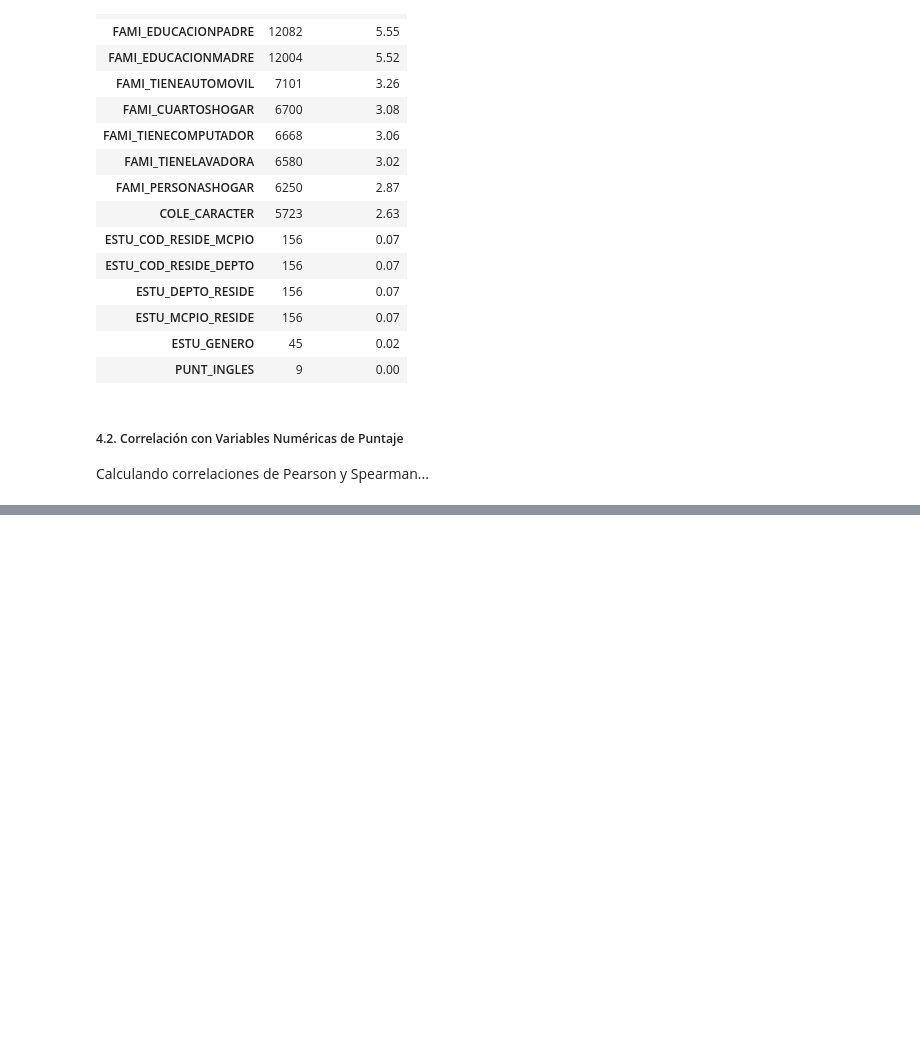
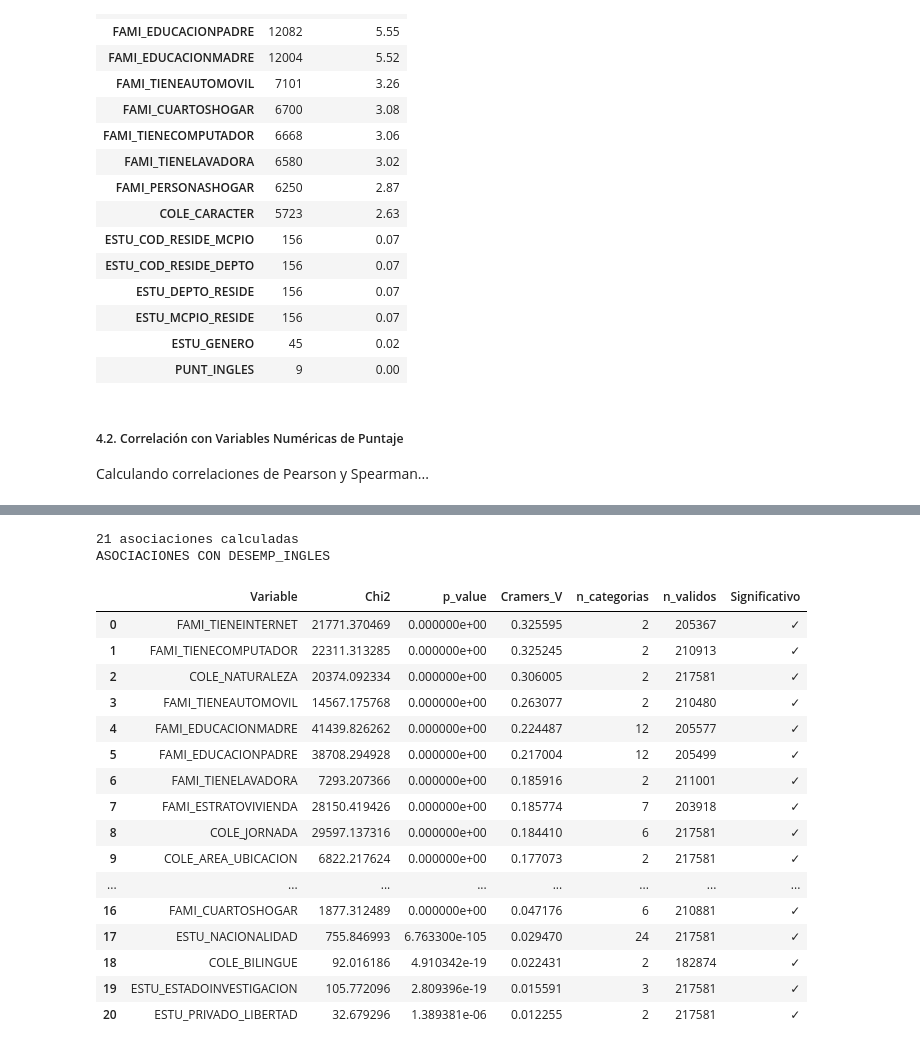
Before and after one commit to flaviofuego/Ia_EDA_analysis, a Jupyter notebook: notebooks/seccion1.ipynb, the cells around one changed output, grey strips where cells are left out. Drawn from its saved outputs; the diff is of its cells as text; code cells hidden in the pictures; blank space fills up the shorter version.

```diff
--- a/notebooks/seccion1.ipynb
+++ b/notebooks/seccion1.ipynb
@@ -1967,0 +1115,43 @@ print("="*80)
+# %%
+if len(categorical_associations) == 0:
+    print("\n⚠️  No se calcularon asociaciones categóricas")
+    print("\n   📝 Para tu proyecto, documenta:")
+    print("   'Las variables categóricas disponibles presentan limitaciones")
+    print("    estructurales que impiden el análisis de asociación estadística:")
+    print("    - IDs únicos (ESTU_CONSECUTIVO: 195K categorías)")
+    print("    - Fechas individuales (ESTU_FECHANACIMIENTO: 7K categorías)")
+    print("    - Variables constantes (COLE_CALENDARIO: 1 categoría)")
+    print("\n    Se recomienda para trabajos futuros:")
+    print("    • Agregar fechas en rangos (años, décadas)")
+    print("    • Eliminar IDs antes del análisis")
+    print("    • Verificar variabilidad de variables categóricas'\n")
+
+    assoc_df = pd.DataFrame(columns=['Variable', 'Chi2', 'p_value', 'Cramers_V',
+                                     'n_categorias', 'n_validos', 'Significativo'])
+else:
+    assoc_df = pd.DataFrame(categorical_associations)
+    assoc_df = assoc_df.sort_values('Cramers_V', ascending=False).reset_index(drop=True)
+
+    print(f"{len(assoc_df)} asociaciones calculadas")
+    print("ASOCIACIONES CON DESEMP_INGLES")
+    display(assoc_df)
+# %% [output]
+21 asociaciones calculadas
+ASOCIACIONES CON DESEMP_INGLES
+|  | Variable | Chi2 | p_value | Cramers_V | n_categorias | n_validos | Significativo |
+| 0 | FAMI_TIENEINTERNET | 21771.370469 | 0.000000e+00 | 0.325595 | 2 | 205367 | ✓ |
+| 1 | FAMI_TIENECOMPUTADOR | 22311.313285 | 0.000000e+00 | 0.325245 | 2 | 210913 | ✓ |
+| 2 | COLE_NATURALEZA | 20374.092334 | 0.000000e+00 | 0.306005 | 2 | 217581 | ✓ |
+| 3 | FAMI_TIENEAUTOMOVIL | 14567.175768 | 0.000000e+00 | 0.263077 | 2 | 210480 | ✓ |
+| 4 | FAMI_EDUCACIONMADRE | 41439.826262 | 0.000000e+00 | 0.224487 | 12 | 205577 | ✓ |
+| 5 | FAMI_EDUCACIONPADRE | 38708.294928 | 0.000000e+00 | 0.217004 | 12 | 205499 | ✓ |
+| 6 | FAMI_TIENELAVADORA | 7293.207366 | 0.000000e+00 | 0.185916 | 2 | 211001 | ✓ |
+| 7 | FAMI_ESTRATOVIVIENDA | 28150.419426 | 0.000000e+00 | 0.185774 | 7 | 203918 | ✓ |
+| 8 | COLE_JORNADA | 29597.137316 | 0.000000e+00 | 0.184410 | 6 | 217581 | ✓ |
+| 9 | COLE_AREA_UBICACION | 6822.217624 | 0.000000e+00 | 0.177073 | 2 | 217581 | ✓ |
+| ... | ... | ... | ... | ... | ... | ... | ... |
+| 16 | FAMI_CUARTOSHOGAR | 1877.312489 | 0.000000e+00 | 0.047176 | 6 | 210881 | ✓ |
+| 17 | ESTU_NACIONALIDAD | 755.846993 | 6.763300e-105 | 0.029470 | 24 | 217581 | ✓ |
+| 18 | COLE_BILINGUE | 92.016186 | 4.910342e-19 | 0.022431 | 2 | 182874 | ✓ |
+| 19 | ESTU_ESTADOINVESTIGACION | 105.772096 | 2.809396e-19 | 0.015591 | 3 | 217581 | ✓ |
+| 20 | ESTU_PRIVADO_LIBERTAD | 32.679296 | 1.389381e-06 | 0.012255 | 2 | 217581 | ✓ |
```
Also changed, not shown: parts of 57 cells of this notebook, 7 other files.
